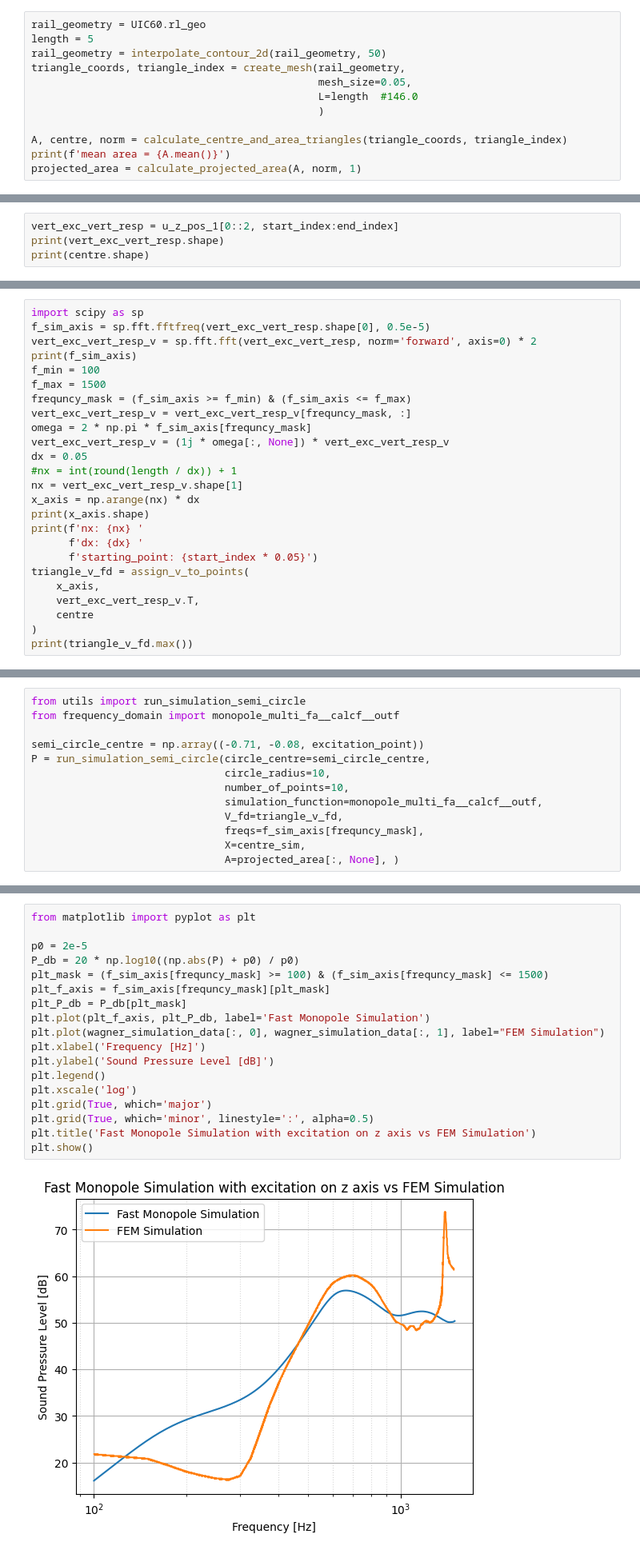
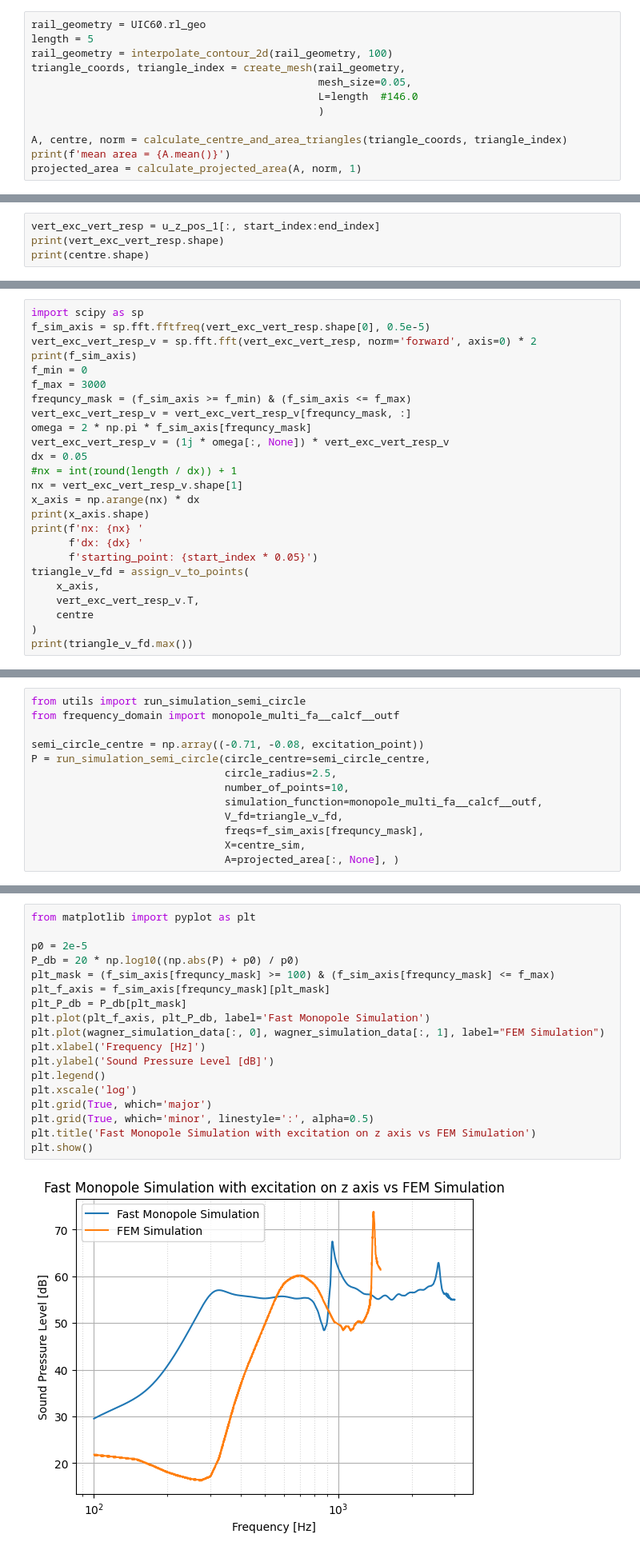
Before and after one commit to BerkinArslan/Bachelorarbeit_BA, a Jupyter notebook: multi_source_main_v4.ipynb, the cells around one changed output, grey strips where cells are left out. Shown at 80% size. Drawn from its saved outputs; the diff is of its cells as text.

```diff
--- a/multi_source_main_v4.ipynb
+++ b/multi_source_main_v4.ipynb
@@ -31,7 +31,7 @@ Create the rail mesh of monopoles
 # %%
 rail_geometry = UIC60.rl_geo
 length = 5
-rail_geometry = interpolate_contour_2d(rail_geometry, 50)
+rail_geometry = interpolate_contour_2d(rail_geometry, 100)
 triangle_coords, triangle_index = create_mesh(rail_geometry,
                                               mesh_size=0.05,
                                               L=length  #146.0
@@ -99,7 +106,7 @@ print(f'excitation point = {excitation_point} '
 # %% [output]
 excitation point = 32.825 cut_start_m = 30.325000000000003 start_index = 606 end_index = 707 n_x_cut = 101
 # %%
-vert_exc_vert_resp = u_z_pos_1[0::2, start_index:end_index]
+vert_exc_vert_resp = u_z_pos_1[:, start_index:end_index]
 print(vert_exc_vert_resp.shape)
 print(centre.shape)
 # %% [output]
@@ -110,8 +117,8 @@ import scipy as sp
 f_sim_axis = sp.fft.fftfreq(vert_exc_vert_resp.shape[0], 0.5e-5)
 vert_exc_vert_resp_v = sp.fft.fft(vert_exc_vert_resp, norm='forward', axis=0) * 2
 print(f_sim_axis)
-f_min = 100
-f_max = 1500
+f_min = 0
+f_max = 3000
 frequncy_mask = (f_sim_axis >= f_min) & (f_sim_axis <= f_max)
 vert_exc_vert_resp_v = vert_exc_vert_resp_v[frequncy_mask, :]
 omega = 2 * np.pi * f_sim_axis[frequncy_mask]
@@ -147,7 +154,7 @@ from frequency_domain import monopole_multi_fa__calcf__outf
 
 semi_circle_centre = np.array((-0.71, -0.08, excitation_point))
 P = run_simulation_semi_circle(circle_centre=semi_circle_centre,
-                               circle_radius=10,
+                               circle_radius=2.5,
                                number_of_points=10,
                                simulation_function=monopole_multi_fa__calcf__outf,
                                V_fd=triangle_v_fd,
@@ -159,23 +166,23 @@ wagner_simulation_data = np.genfromtxt('Default Dataset.csv', delimiter=';')
 # %%
 from matplotlib import pyplot as plt
 
 p0 = 2e-5
 P_db = 20 * np.log10((np.abs(P) + p0) / p0)
-plt_mask = (f_sim_axis[frequncy_mask] >= 100) & (f_sim_axis[frequncy_mask] <= 1500)
+plt_mask = (f_sim_axis[frequncy_mask] >= 100) & (f_sim_axis[frequncy_mask] <= f_max)
 plt_f_axis = f_sim_axis[frequncy_mask][plt_mask]
 plt_P_db = P_db[plt_mask]
 plt.plot(plt_f_axis, plt_P_db, label='Fast Monopole Simulation')
 plt.plot(wagner_simulation_data[:, 0], wagner_simulation_data[:, 1], label="FEM Simulation")
 plt.xlabel('Frequency [Hz]')
 plt.ylabel('Sound Pressure Level [dB]')
 plt.legend()
 plt.xscale('log')
 plt.grid(True, which='major')
 plt.grid(True, which='minor', linestyle=':', alpha=0.5)
 plt.title('Fast Monopole Simulation with excitation on z axis vs FEM Simulation')
 plt.show()
 # %% [output]
-[figure, old version]
+[figure, new version]
 # %% [markdown]
 ## Step 5
 
```
Also changed, not shown: parts of 12 cells of this notebook, 3 other files.
